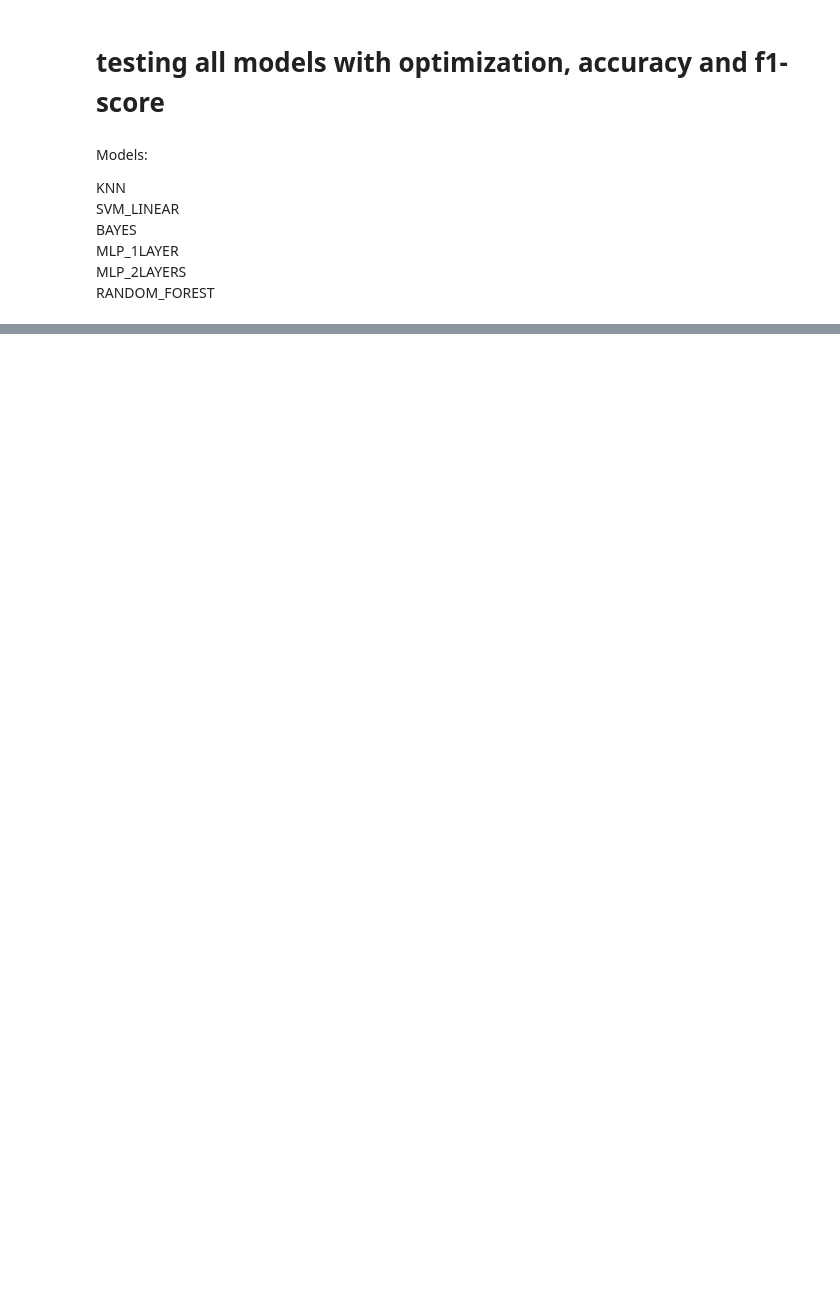
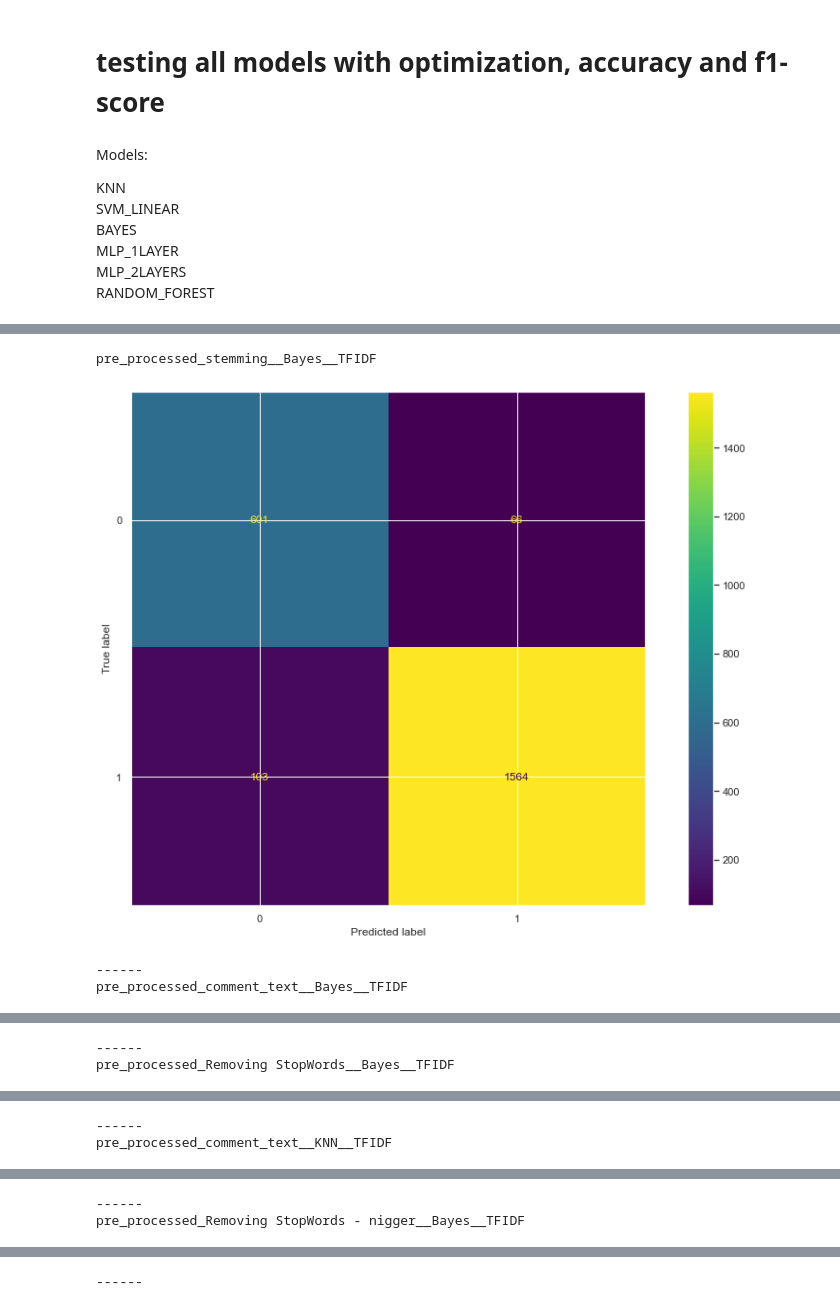
Before and after one commit to RichardeLira/Python-IA-Dell-Lead-, a Jupyter notebook: Final/AF.ipynb, the cells around one changed output, grey strips where cells are left out. Drawn from its saved outputs; the diff is of its cells as text; code cells hidden in the pictures; blank space fills up the shorter version.

```diff
--- a/Final/AF.ipynb
+++ b/Final/AF.ipynb
@@ -598,0 +674,6 @@ Using fast API
+# %%
+data = {
+    "approach_name":approach_names,
+    "accuracy": accuracies,
+    "f1": f1_scores,
+}
@@ -598,0 +684,5 @@ Using fast API
+# %%
+df_scores = pd.DataFrame(data)
+# Savings data score models
+df_scores.to_csv(r'C:\Users\Rícharde\Desktop\Python IA\Python-IA-Dell-Lead-\Final\df_scores\results.csv',index=False)
+df_scores
@@ -598,0 +709,4 @@ Using fast API
+# %%
+scores_ = df_scores.copy()
+scores_.drop([12,25,38,51],inplace=True)
+df_sorted = scores_.sort_values(by = ['accuracy', 'f1'],ascending = False)
@@ -598,0 +724,20 @@ Using fast API
+# %%
+best_five_approaches = df_sorted[:5]['approach_name'].to_list()
+# %%
+cms = {}
+labels = {
+    '0':'negative',
+    '1':'positive'
+}
+for approach in best_five_approaches:
+    cms[approach] = all_scores[approach]['scores']['confusion_matrix']
+    print(approach)
+    disp = ConfusionMatrixDisplay(confusion_matrix=cms[approach],display_labels=labels)
+    disp.plot()
+    plt.show()
+    print('------')
+# %% [output]
+pre_processed_stemming__Bayes__TFIDF
+[figure, added]
+------
+pre_processed_comment_text__Bayes__TFIDF
@@ -598,0 +745,2 @@ Using fast API
+------
+pre_processed_Removing StopWords__Bayes__TFIDF
@@ -598,0 +748,2 @@ Using fast API
+------
+pre_processed_comment_text__KNN__TFIDF
@@ -598,0 +751,2 @@ Using fast API
+------
+pre_processed_Removing StopWords - nigger__Bayes__TFIDF
@@ -598,0 +754 @@ Using fast API
+------
```
Also changed, not shown: parts of 42 cells of this notebook, 10 other files.
